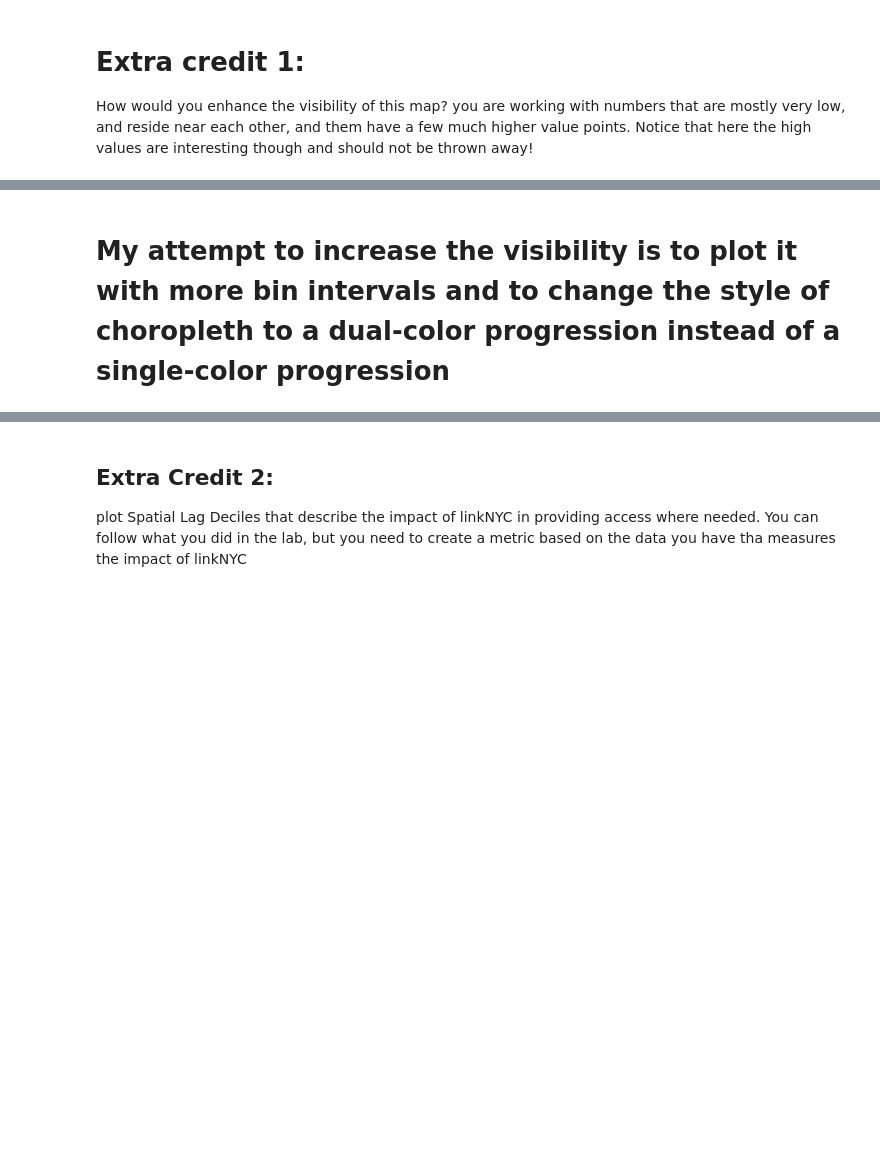
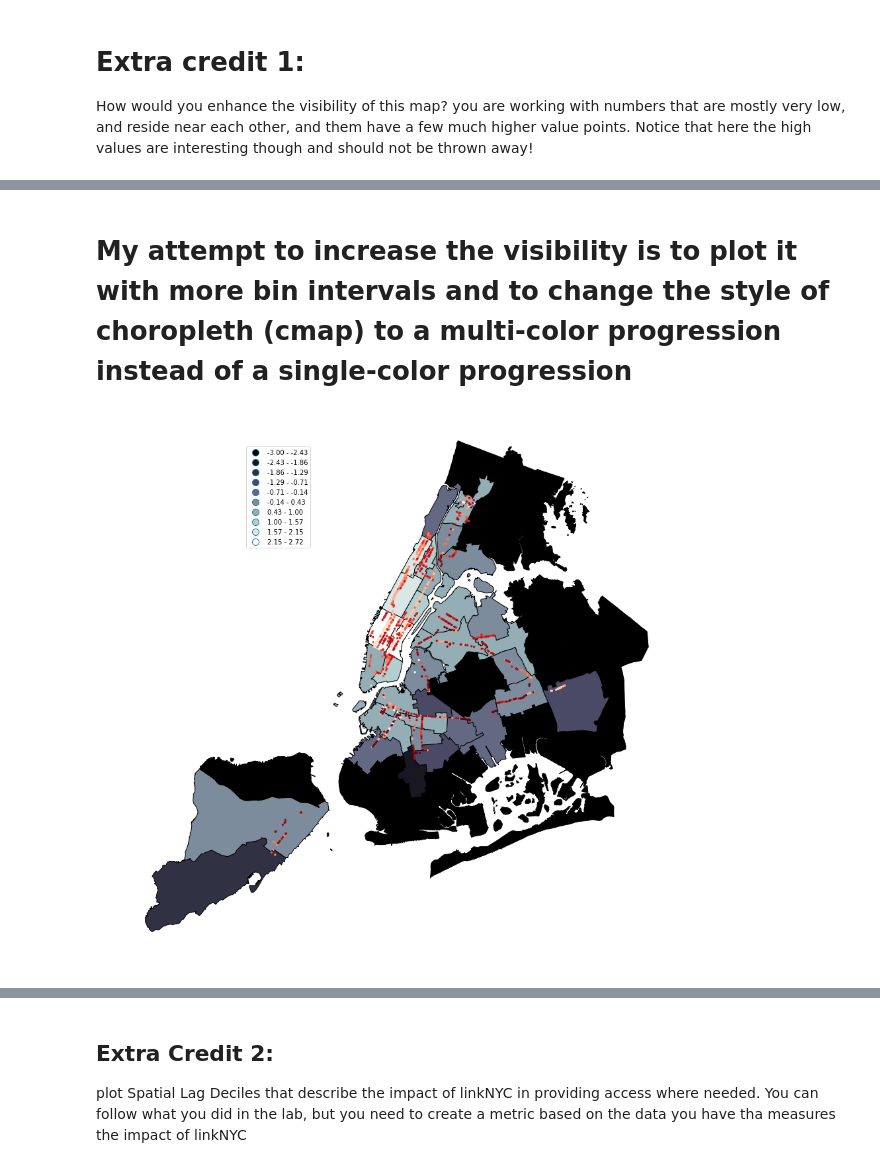
Before and after one commit to tanyani/PUI2018_tn1050, a Jupyter notebook: HW7_tn1050/geopandas_census_instructions.ipynb, the cells around one changed output, grey strips where cells are left out. Saved outputs shown, nothing was run; the diff lists cells and outputs as text; code cells hidden in the pictures; blank space fills up the shorter version.

```diff
--- a/HW7_tn1050/geopandas_census_instructions.ipynb
+++ b/HW7_tn1050/geopandas_census_instructions.ipynb
@@ -575,11 +584,16 @@ ax.get_legend().set_bbox_to_anchor((0.35, 0.95, 0, 0))
 # %% [markdown]
-# My attempt to increase the visibility is to plot it with more bin intervals and to change the style of choropleth to a dual-color progression instead of a single-color progression
+# My attempt to increase the visibility is to plot it with more bin intervals and to change the style of choropleth (cmap) to a multi-color progression instead of a single-color progression
+# %%
+pumashplc['linkNYCp100p_log'] = np.log(pumashplc.linkNYCp100p)
+pumashplc.head()
 # %%
 ax = plt.figure(figsize=(15, 15)).add_subplot(111, frameon=False)
 ax.axis('off')
 
-pumashplc.plot(column='linkNYCp100p', scheme='Quantiles', cmap="viridis", ax=ax, edgecolor='black',legend=True)
+pumashplc.plot(column='linkNYCp100p_log', scheme='Equal_Interval',k=10, cmap="bone", ax=ax, edgecolor='black',legend=True)
 gdf.plot(c=linkNYC.daysAgo, cmap='Reds', ax=ax, markersize=5)
 
 ax.get_legend().set_bbox_to_anchor((0.35, 0.95, 0, 0))
 ### inspired from https://github.com/fedhere/choroplethNYC/blob/master/choroplethNYC.py
+# %% [output]
+[figure, added]
```
Also changed, not shown: parts of 4 cells of this notebook, 1 other file.
